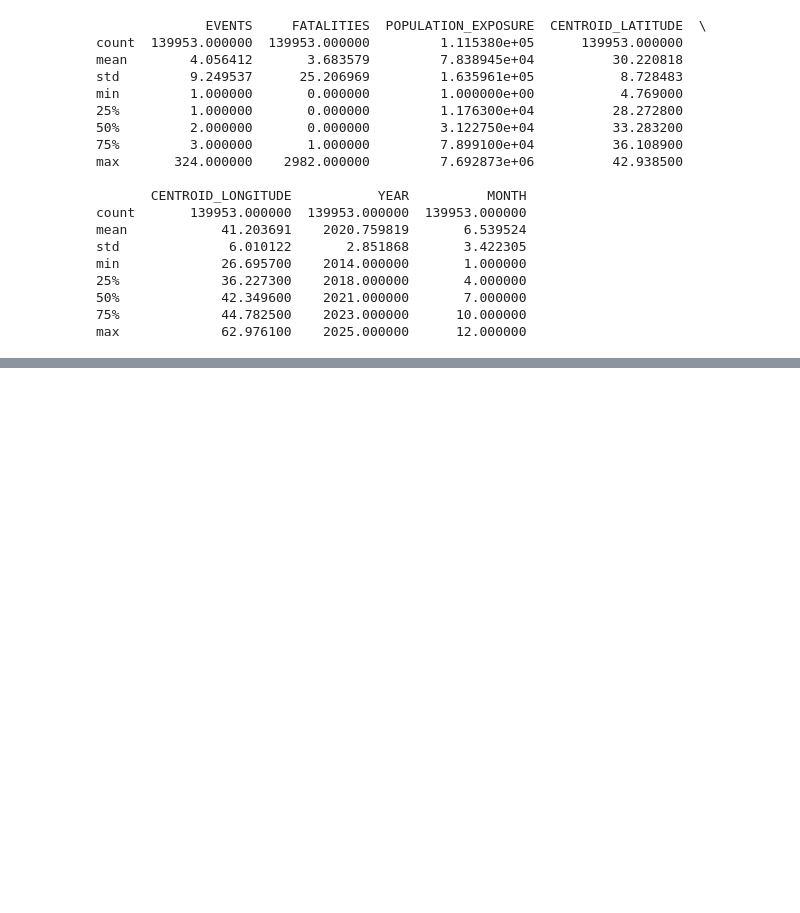
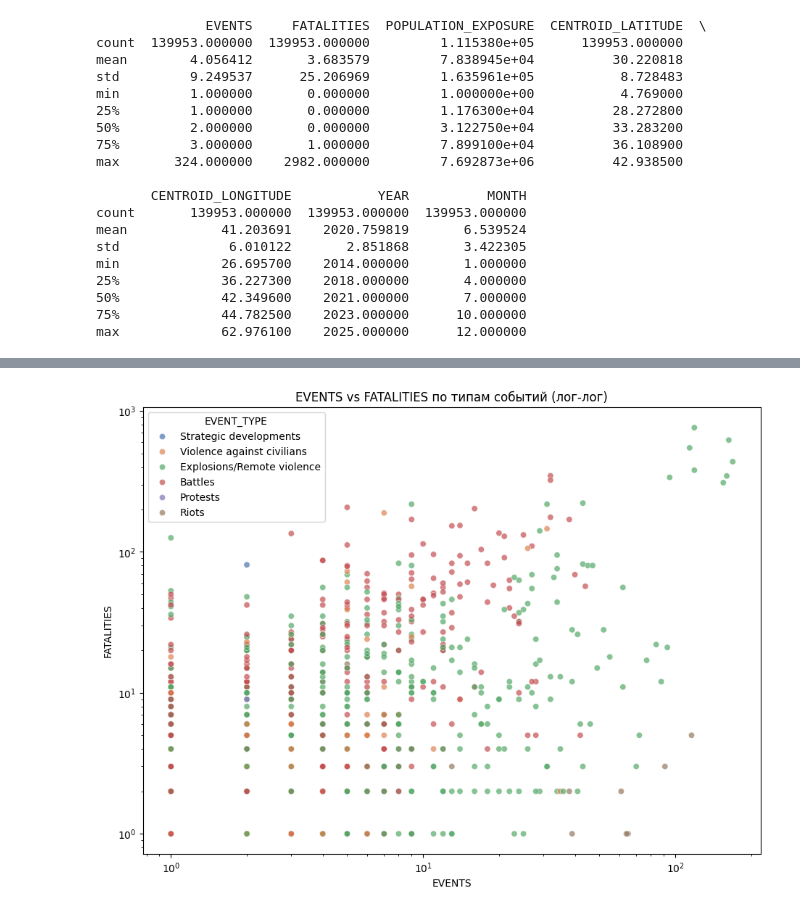
Before and after one commit to alxr33dd/middle_east, a Jupyter notebook: middle_east.ipynb, the cells around one changed output, grey strips where cells are left out. Saved outputs shown, nothing was run; the diff lists cells and outputs as text; code cells hidden in the pictures; blank space fills up the shorter version.

```diff
--- a/middle_east.ipynb
+++ b/middle_east.ipynb
@@ -112,0 +116,11 @@ plt.show()
+# %%
+# 6
+plt.figure(figsize=(11,8))
+sns.scatterplot(data=df.sample(5000, random_state=42),
+                x='EVENTS', y='FATALITIES', hue='EVENT_TYPE', alpha=0.7)
+plt.xscale('log')
+plt.yscale('log')
+plt.title('EVENTS vs FATALITIES по типам событий (лог-лог)')
+plt.show()
+# %% [output]
+[figure, added]
```
Also changed, not shown: parts of 6 cells of this notebook.
